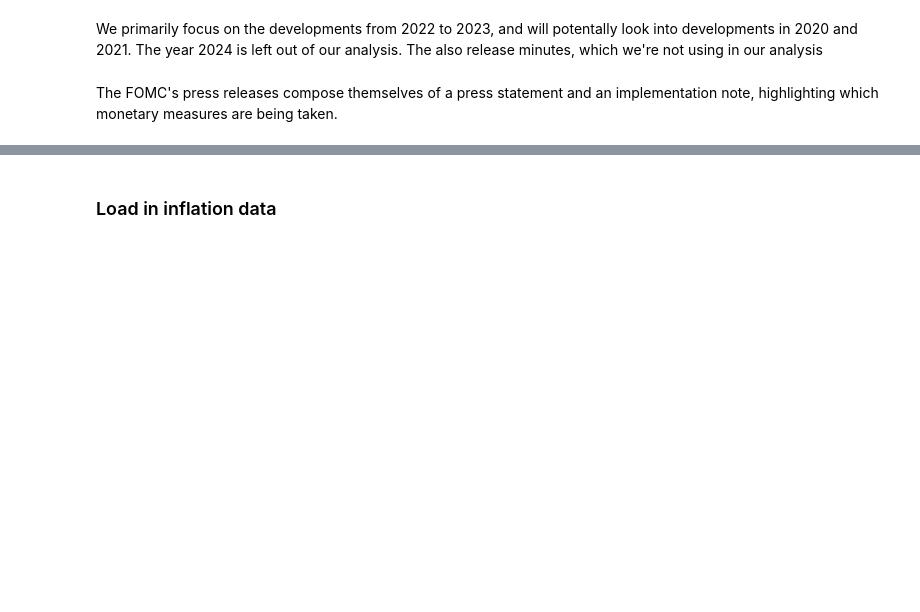
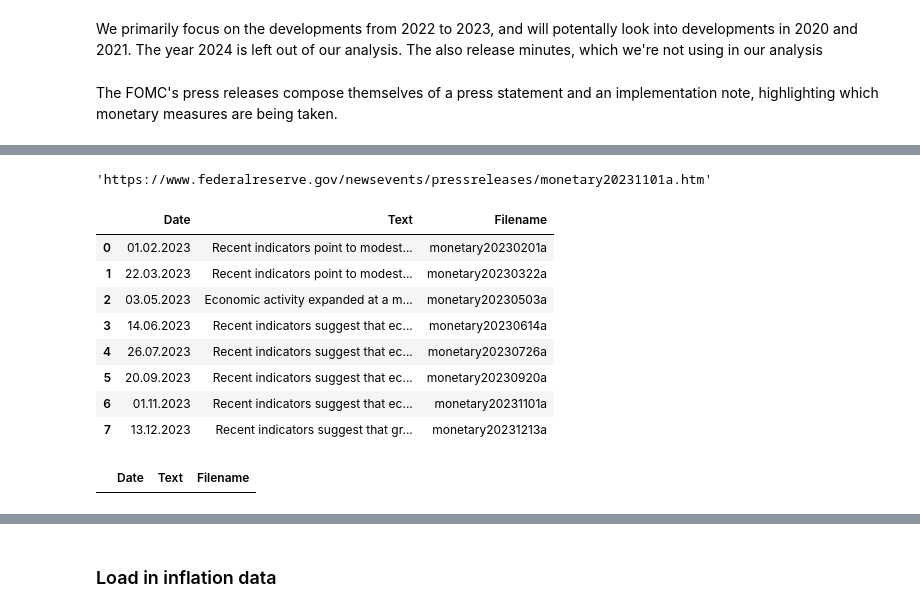
Before and after one commit to timtheuz/ICBIRDIRM, a Jupyter notebook: main.ipynb, the cells around one changed output, grey strips where cells are left out. Drawn from its saved outputs; the diff is of its cells as text; code cells hidden in the pictures; blank space fills up the shorter version.

Commit message:
Wrote Webscraping for FOMC Meeting Notes Added nltk SentimentIntensityAnalyzer Set up Proof of Concept except for the inflation data (and pot. interest rate decisions)

```diff
--- a/main.ipynb
+++ b/main.ipynb
@@ -51,0 +93,5 @@ The FOMC's press releases compose themselves of a press statement and an impleme
+# %%
+# To automate: Cycle through URLs here
+url = "https://www.federalreserve.gov/newsevents/pressreleases/monetary20231101a.htm"
+page = requests.get(url)
+soup = BeautifulSoup(page.text, 'html')
@@ -51,0 +103,53 @@ The FOMC's press releases compose themselves of a press statement and an impleme
+# %%
+target_text = soup.find('div', class_='col-xs-12 col-sm-8 col-md-8')
+target_date = soup.find('p', class_='article__time')
+target_url = soup.find('meta', property='og:url').get('content')
+# %%
+# TODO: add if / else if mining fails
+def process_text(text):
+    list = [title.text.strip() for title in text]
+    text_final = ' '.join(map(str, list))
+    return text_final
+
+def process_date(date):
+    raw_date = date.get_text(strip=True)
+    #print("Raw Date:", raw_date)
+
+    # Transform the date format
+    datetime_object = datetime.strptime(raw_date, '%B %d, %Y')
+    formatted_date = datetime_object.strftime('%d.%m.%Y')
+    return formatted_date
+
+def process_url(url):
+    return url.split('/')[-1].split('.')[0]
+# %%
+target_website
+# %% [output]
+'https://www.federalreserve.gov/newsevents/pressreleases/monetary20231101a.htm'
+# %%
+for x in fomc_statements_url_list:
+    page = requests.get(x)
+    soup = BeautifulSoup(page.text, 'html')
+
+    target_text = soup.find('div', class_='col-xs-12 col-sm-8 col-md-8')
+    target_date = soup.find('p', class_='article__time')
+    target_url = soup.find('meta', property='og:url').get('content')
+
+    # run processing and add processed to df
+    df_fomc_press_statements = df_fomc_press_statements.append({'Filename': process_url(target_url), 'Date': process_date(target_date), 'Text': process_text(target_text)}, ignore_index=True)
+# %%
+df_fomc_press_statements
+# %% [output]
+|  | Date | Text | Filename |
+| 0 | 01.02.2023 | Recent indicators point to modest... | monetary20230201a |
+| 1 | 22.03.2023 | Recent indicators point to modest... | monetary20230322a |
+| 2 | 03.05.2023 | Economic activity expanded at a m... | monetary20230503a |
+| 3 | 14.06.2023 | Recent indicators suggest that ec... | monetary20230614a |
+| 4 | 26.07.2023 | Recent indicators suggest that ec... | monetary20230726a |
+| 5 | 20.09.2023 | Recent indicators suggest that ec... | monetary20230920a |
+| 6 | 01.11.2023 | Recent indicators suggest that ec... | monetary20231101a |
+| 7 | 13.12.2023 | Recent indicators suggest that gr... | monetary20231213a |
+# %%
+df_fomc_press_statements
+# %% [output]
+|  | Date | Text | Filename |
```
Also changed, not shown: parts of 27 cells of this notebook.
